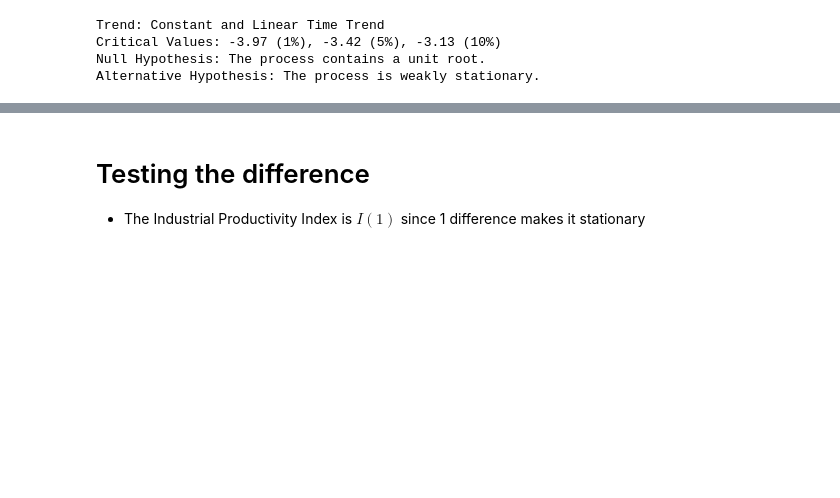
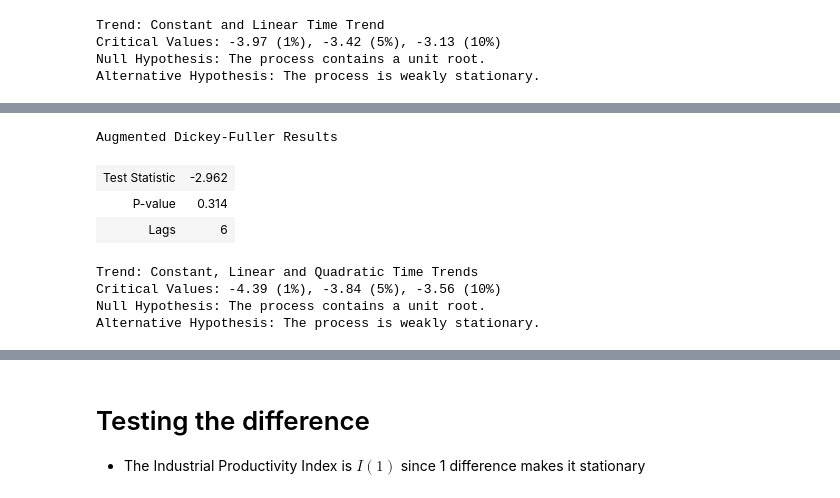
Before and after one commit to bashtage/kevinsheppard.com, a Jupyter notebook: site/files/teaching/mfe/slides/time-series-slides-2020-21-in-person-week-3.ipynb, the cells around one changed output, grey strips where cells are left out. Drawn from its saved outputs; the diff is of its cells as text; code cells hidden in the pictures; blank space fills up the shorter version.

```diff
--- a/site/files/teaching/mfe/slides/time-series-slides-2020-21-in-person-week-3.ipynb
+++ b/site/files/teaching/mfe/slides/time-series-slides-2020-21-in-person-week-3.ipynb
@@ -607,0 +635,12 @@ Alternative Hypothesis: The process is weakly stationary.
+# %%
+adf = ADF(ln_indpro, trend="ctt")
+adf
+# %% [output]
+Augmented Dickey-Fuller Results
+| Test Statistic | -2.962 |
+| P-value | 0.314 |
+| Lags | 6 |
+Trend: Constant, Linear and Quadratic Time Trends
+Critical Values: -4.39 (1%), -3.84 (5%), -3.56 (10%)
+Null Hypothesis: The process contains a unit root.
+Alternative Hypothesis: The process is weakly stationary.
```
Also changed, not shown: parts of 15 cells of this notebook, 5 other files.
